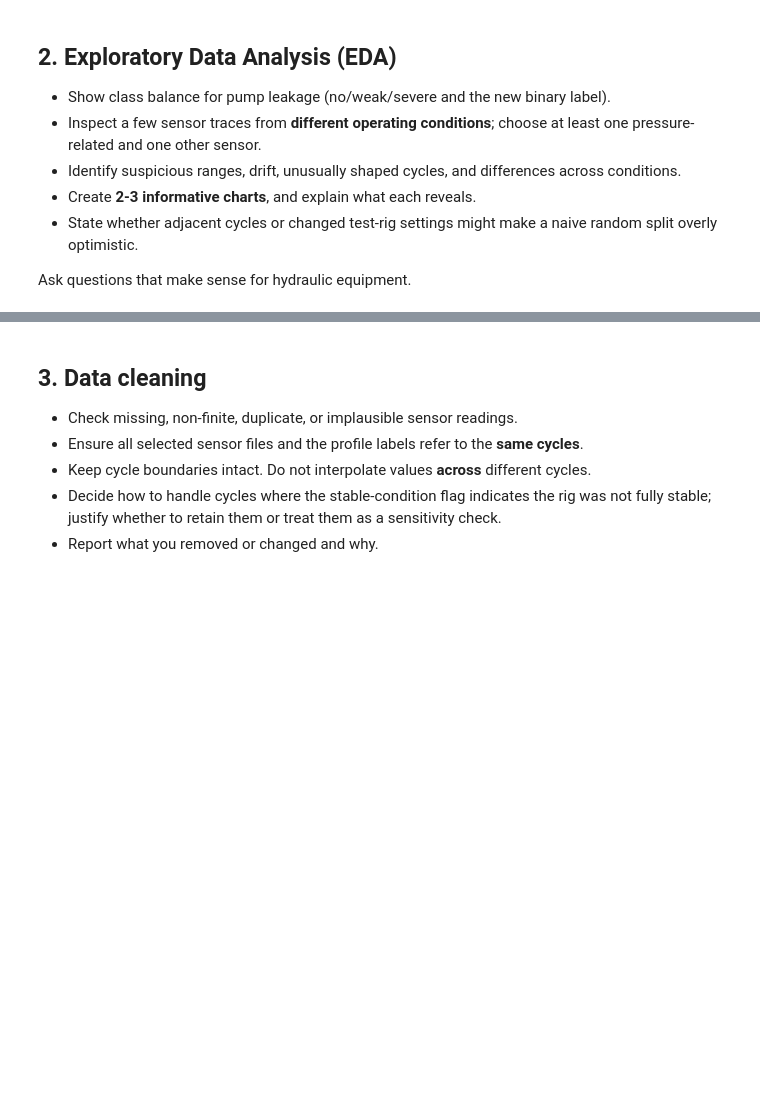
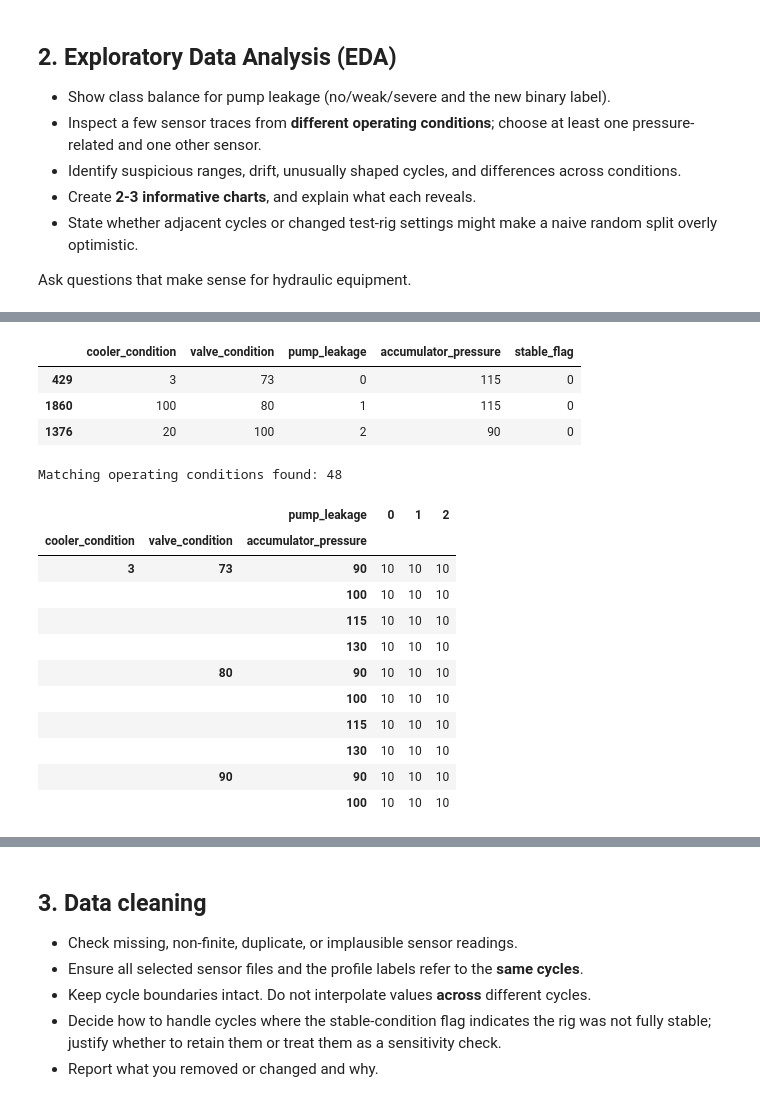
Before and after one commit to EladJoseph/Data-Science-Project---ML-classification-, a Jupyter notebook: Revised_Data_Science_Pipeline_XGBoost_SHAP_Audio_LIME.ipynb, the cells around one changed output, grey strips where cells are left out. Saved outputs shown, nothing was run; the diff lists cells and outputs as text; code cells hidden in the pictures; blank space fills up the shorter version.

```diff
--- a/Revised_Data_Science_Pipeline_XGBoost_SHAP_Audio_LIME.ipynb
+++ b/Revised_Data_Science_Pipeline_XGBoost_SHAP_Audio_LIME.ipynb
@@ -133,0 +412,62 @@ Ask questions that make sense for hydraulic equipment.
+# %%
+# Compare the operating conditions of our selected experiments
+experiment_ids = list(selected_experiments.values())
+
+display(
+    raw_profile.loc[experiment_ids, [
+        "cooler_condition",
+        "valve_condition",
+        "pump_leakage",
+        "accumulator_pressure",
+        "stable_flag"
+    ]]
+)
+# %% [output]
+|  | cooler_condition | valve_condition | pump_leakage | accumulator_pressure | stable_flag |
+| 429 | 3 | 73 | 0 | 115 | 0 |
+| 1860 | 100 | 80 | 1 | 115 | 0 |
+| 1376 | 20 | 100 | 2 | 90 | 0 |
+# %%
+# Conditions we want to keep identical
+control_columns = [
+    "cooler_condition",
+    "valve_condition",
+    "accumulator_pressure"
+]
+
+# Consider stable experiments only
+stable_data = raw_profile[
+    raw_profile["stable_flag"] == 0
+]
+
+# Count experiments for each combination and leakage level
+counts = (
+    stable_data
+    .groupby(control_columns + ["pump_leakage"])
+    .size()
+    .unstack(fill_value=0)
+    .reindex(columns=[0, 1, 2], fill_value=0)
+)
+
+# Find combinations containing all three leakage levels
+matching_conditions = counts[
+    (counts[[0, 1, 2]] > 0).all(axis=1)
+]
+
+print("Matching operating conditions found:", len(matching_conditions))
+
+display(matching_conditions.head(10))
+# %% [output]
+Matching operating conditions found: 48
+|  |  | pump_leakage | 0 | 1 | 2 |
+| cooler_condition | valve_condition | accumulator_pressure |  |  |  |
+| 3 | 73 | 90 | 10 | 10 | 10 |
+|  |  | 100 | 10 | 10 | 10 |
+|  |  | 115 | 10 | 10 | 10 |
+|  |  | 130 | 10 | 10 | 10 |
+|  | 80 | 90 | 10 | 10 | 10 |
+|  |  | 100 | 10 | 10 | 10 |
+|  |  | 115 | 10 | 10 | 10 |
+|  |  | 130 | 10 | 10 | 10 |
+|  | 90 | 90 | 10 | 10 | 10 |
+|  |  | 100 | 10 | 10 | 10 |
```
Also changed, not shown: parts of 8 cells of this notebook.
